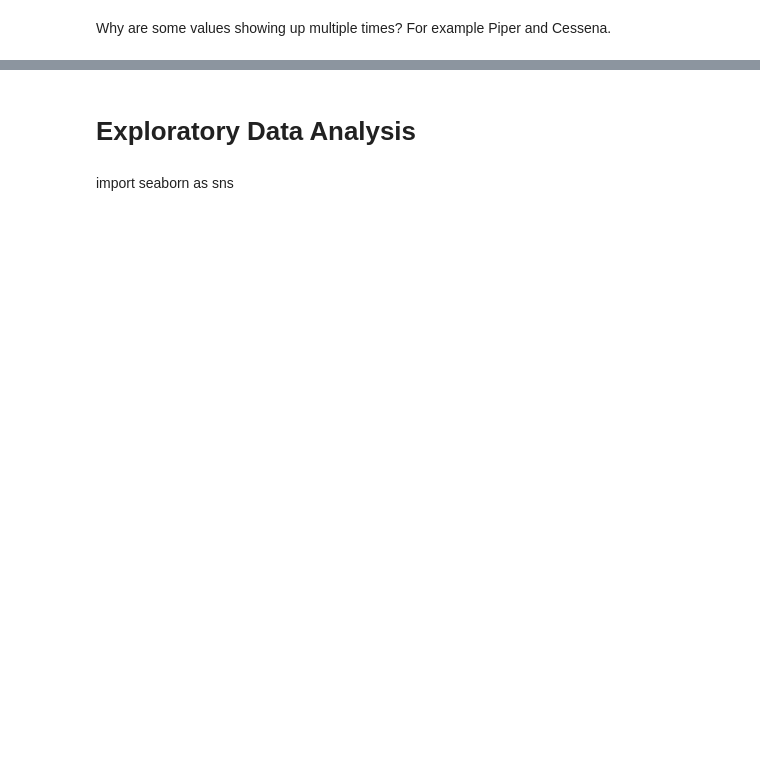
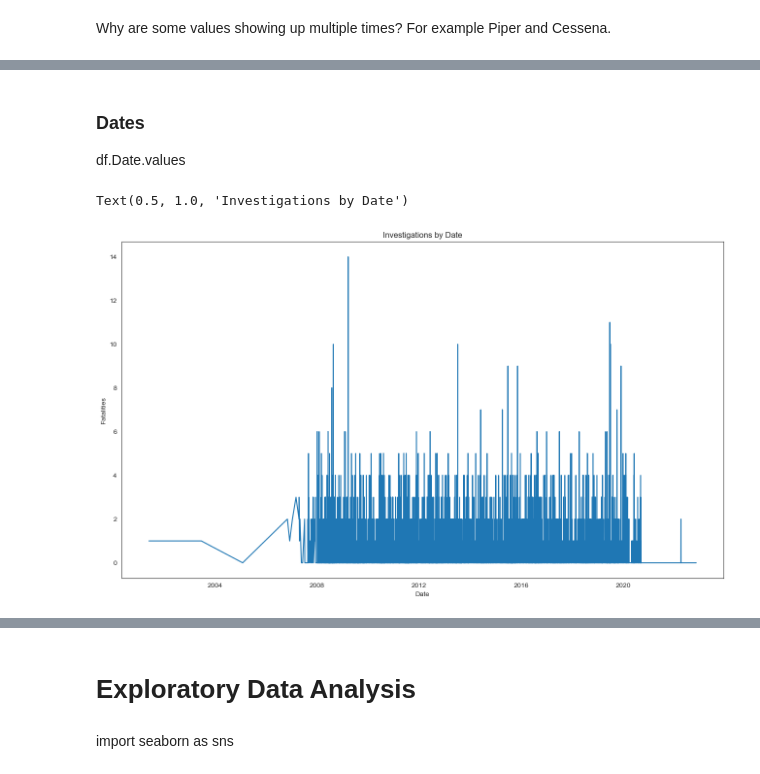
Before and after one commit to hannahdallas/aviation_strategy, a Jupyter notebook: notebook.ipynb, the cells around one changed output, grey strips where cells are left out. Cells and saved outputs as stored; diff of their text form; code cells hidden in the pictures; blank space fills up the shorter version.

```diff
--- a/notebook.ipynb
+++ b/notebook.ipynb
@@ -399,5 +352,0 @@ df.head()
-# %%
-#Replace continuous variables with the median
-continuous_variables=['Engines','Fatal_Injuries','Serious_Injuries','Minor_Injuries','Uninjured']
-df[continuous_variables]=df[continuous_variables].fillna(df[continuous_variables].median())
-df.info()
@@ -516,4 +432,0 @@ df.head()
-# %%
-#Create new column for total passengers on each flight
-df['Total_Passengers']=df['Fatal_Injuries']+df['Serious_Injuries']+df['Minor_Injuries']+df['Uninjured']
-df['Fatality_Rate']=df['Fatal_Injuries']/df['Total_Passengers']
@@ -535,0 +464,3 @@ Name: count, Length: 115, dtype: int64
+# %%
+#Limit dataset to airplanes with fewer than 20 passengers
+df=df[(df['Total_Passengers']<=20) & (df['Category']=='Airplane')]
@@ -535,0 +470,13 @@ Name: count, Length: 115, dtype: int64
+# %% [markdown]
+### Dates
+df.Date.values
+# %%
+#Fatal Injuries by Year
+fig,ax=plt.subplots(figsize=(16,9))
+ax.plot(df['Date'], df['Fatal_Injuries'])
+ax.set_xlabel('Date')
+ax.set_ylabel('Fatalities')
+ax.set_title('Investigations by Date')
+# %% [output]
+Text(0.5, 1.0, 'Investigations by Date')
+[figure, added]
```
Also changed, not shown: parts of 89 cells of this notebook.
